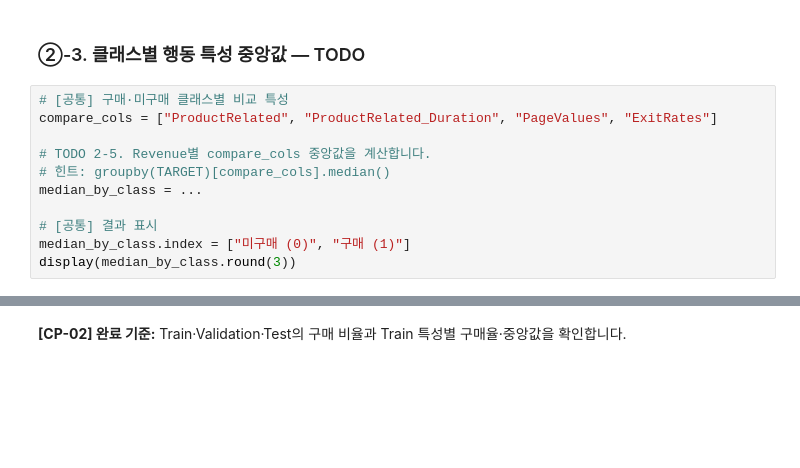
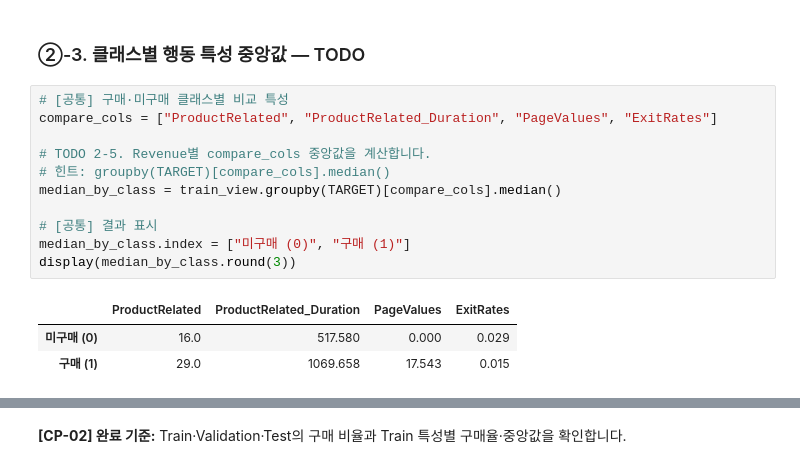
Before and after one commit to jaemin-devlog/ai-mini-projects, a Jupyter notebook: mini-project-01/code/02_classification_online_shopping.ipynb, the cells around one changed output, grey strips where cells are left out. Drawn from its saved outputs; the diff is of its cells as text; blank space fills up the shorter version.

```diff
--- a/mini-project-01/code/02_classification_online_shopping.ipynb
+++ b/mini-project-01/code/02_classification_online_shopping.ipynb
@@ -284,11 +284,15 @@ plt.show()
 # %%
 # [공통] 구매·미구매 클래스별 비교 특성
 compare_cols = ["ProductRelated", "ProductRelated_Duration", "PageValues", "ExitRates"]
 
 # TODO 2-5. Revenue별 compare_cols 중앙값을 계산합니다.
 # 힌트: groupby(TARGET)[compare_cols].median()
-median_by_class = ...
+median_by_class = train_view.groupby(TARGET)[compare_cols].median()
 
 # [공통] 결과 표시
 median_by_class.index = ["미구매 (0)", "구매 (1)"]
 display(median_by_class.round(3))
+# %% [output]
+|  | ProductRelated | ProductRelated_Duration | PageValues | ExitRates |
+| 미구매 (0) | 16.0 | 517.580 | 0.000 | 0.029 |
+| 구매 (1) | 29.0 | 1069.658 | 17.543 | 0.015 |
```
Also changed, not shown: parts of 1 cell of this notebook.
